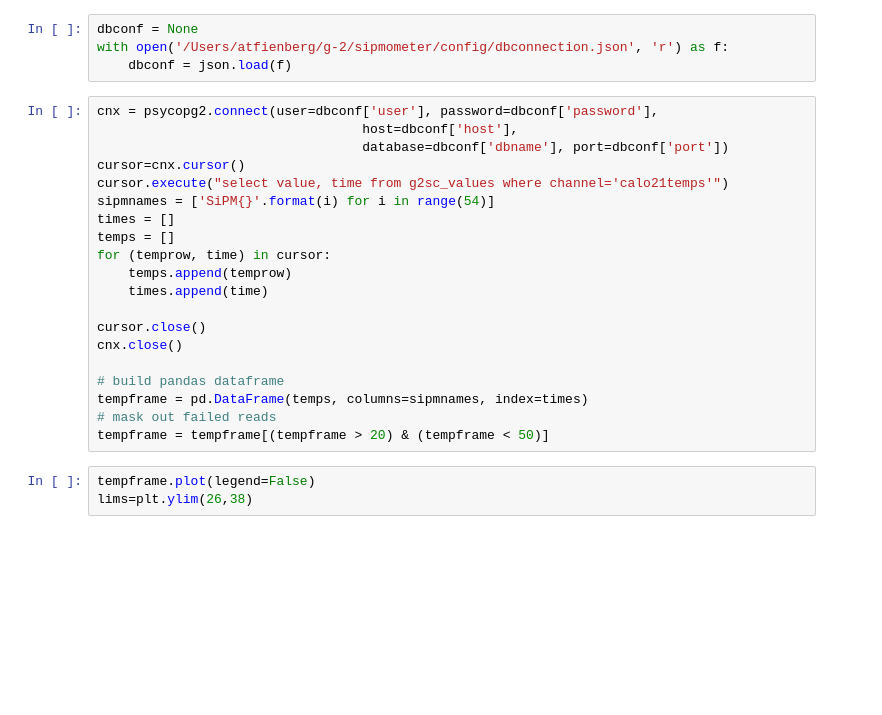
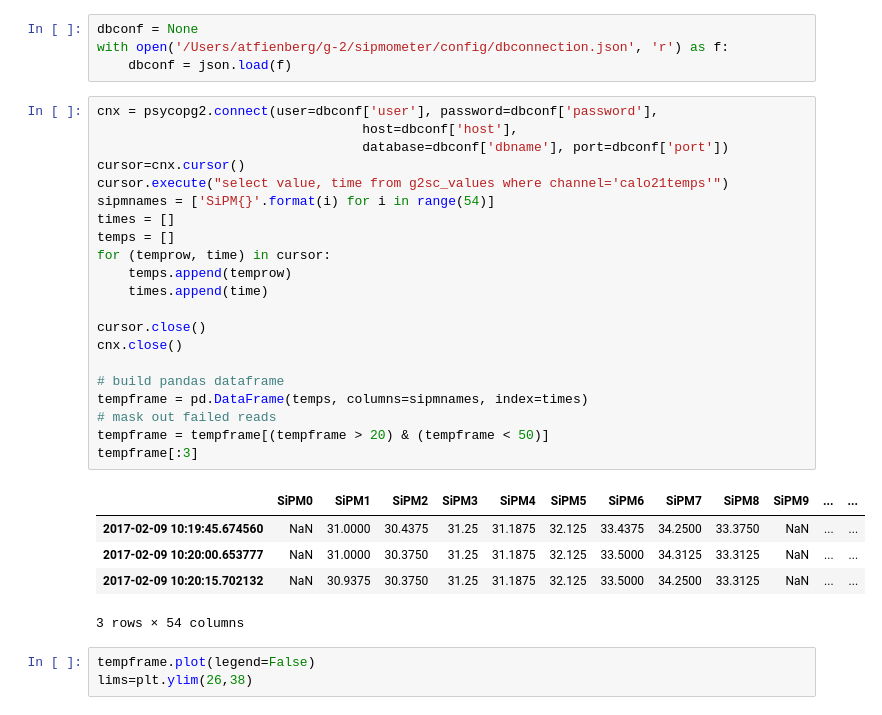
Before and after one commit to atfienberg/slowControlDBPlots, a Jupyter notebook: sipmTemps.ipynb, the cells around one changed output. Saved outputs shown, nothing was run; the diff lists cells and outputs as text; blank space fills up the shorter version.

```diff
--- a/sipmTemps.ipynb
+++ b/sipmTemps.ipynb
@@ -13,23 +13,30 @@ with open('/Users/atfienberg/g-2/sipmometer/config/dbconnection.json', 'r') as f
 # %%
 cnx = psycopg2.connect(user=dbconf['user'], password=dbconf['password'],
                                   host=dbconf['host'],
                                   database=dbconf['dbname'], port=dbconf['port'])
 cursor=cnx.cursor()
 cursor.execute("select value, time from g2sc_values where channel='calo21temps'")
 sipmnames = ['SiPM{}'.format(i) for i in range(54)]
 times = []
 temps = []
 for (temprow, time) in cursor:
     temps.append(temprow)
     times.append(time)
 
 cursor.close()
 cnx.close()
 
 # build pandas dataframe
 tempframe = pd.DataFrame(temps, columns=sipmnames, index=times)
 # mask out failed reads
 tempframe = tempframe[(tempframe > 20) & (tempframe < 50)]
+tempframe[:3]
+# %% [output]
+|  | SiPM0 | SiPM1 | SiPM2 | SiPM3 | SiPM4 | SiPM5 | SiPM6 | SiPM7 | SiPM8 | SiPM9 | ... | ... |
+| 2017-02-09 10:19:45.674560 | NaN | 31.0000 | 30.4375 | 31.25 | 31.1875 | 32.125 | 33.4375 | 34.2500 | 33.3750 | NaN | ... | ... |
+| 2017-02-09 10:20:00.653777 | NaN | 31.0000 | 30.3750 | 31.25 | 31.1875 | 32.125 | 33.5000 | 34.3125 | 33.3125 | NaN | ... | ... |
+| 2017-02-09 10:20:15.702132 | NaN | 30.9375 | 30.3750 | 31.25 | 31.1875 | 32.125 | 33.5000 | 34.2500 | 33.3125 | NaN | ... | ... |
+3 rows × 54 columns
 # %%
 tempframe.plot(legend=False)
 lims=plt.ylim(26,38)
```
Also changed, not shown: parts of 10 cells of this notebook.
